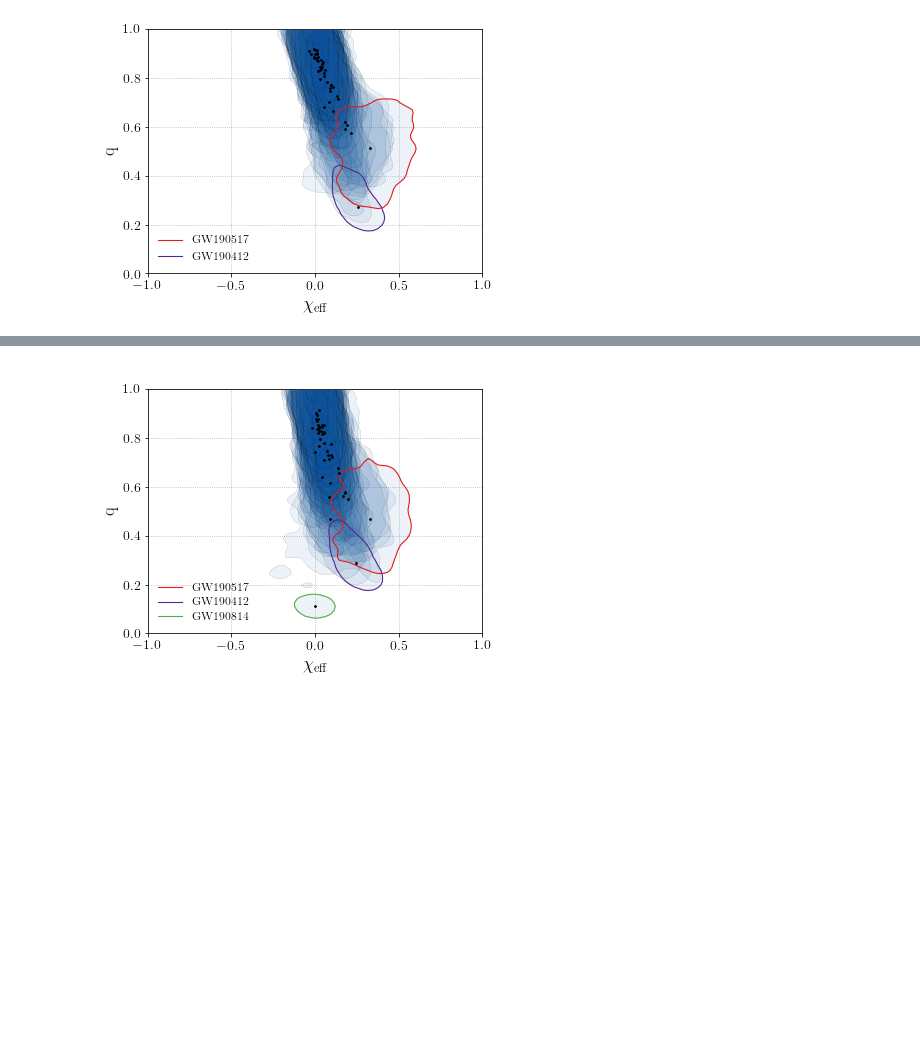
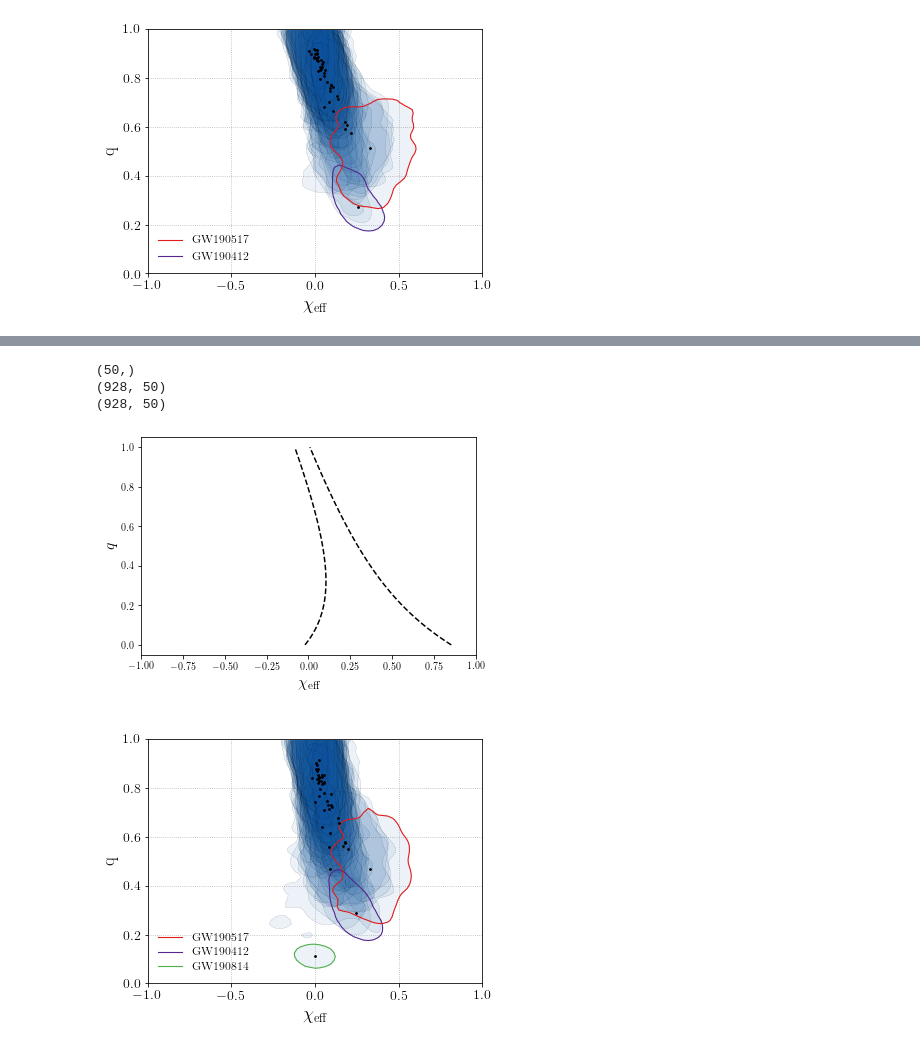
Before and after one commit to tcallister/BBH-spin-q-correlations, a Jupyter notebook: code/figures/create-figures.ipynb, the cells around one changed output, grey strips where cells are left out. Drawn from its saved outputs; the diff is of its cells as text; code cells hidden in the pictures; blank space fills up the shorter version.

```diff
--- a/code/figures/create-figures.ipynb
+++ b/code/figures/create-figures.ipynb
@@ -901,0 +974,9 @@ plt.savefig('./reweighted_posterior_scatter_yesEvolution_noPN.pdf',bbox_inches='
+# %%
+lineDict = {
+    'qs':qgrid.tolist(),
+    'chiEff_mean_minus_one_sigma':lines_low.tolist(),
+    'chiEff_mean_plus_one_sigma':lines_high.tolist(),
+}
+
+with open('linedata.json','w') as jf:
+    json.dump(lineDict,jf)
@@ -902,3 +991,21 @@ plt.savefig('./reweighted_posterior_scatter_yesEvolution_noPN.pdf',bbox_inches='
+# %%
+print(np.array(data['qs']).shape)
+print(np.array(data['chiEff_mean_minus_one_sigma']).shape)
+print(np.array(data['chiEff_mean_plus_one_sigma']).shape)
+# %% [output]
+(50,)
+(928, 50)
+(928, 50)
+# %%
+fig,ax = plt.subplots()
+ax.plot(np.mean(data['chiEff_mean_minus_one_sigma'],axis=0), data['qs'], color='black', ls='--')
+ax.plot(np.mean(data['chiEff_mean_plus_one_sigma'],axis=0), data['qs'], color='black', ls='--')
+ax.set_xlabel(r'$\chi_\mathrm{eff}$',fontsize=16)
+ax.set_ylabel(r'$q$',fontsize=16)
+ax.set_xlim(-1,1)
+plt.show()
+# %% [output]
+[figure, added]
 # %%
 fig,ax = plt.subplots(figsize=(6,4.5))
 
```
Also changed, not shown: parts of 2 cells of this notebook, 10 other files.
